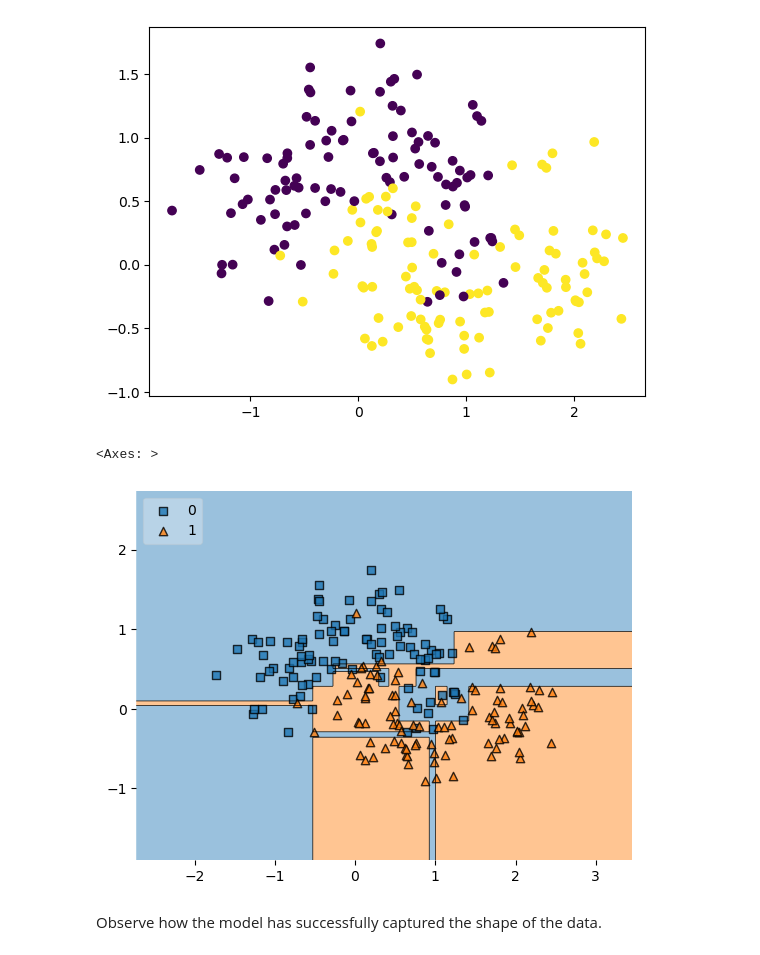
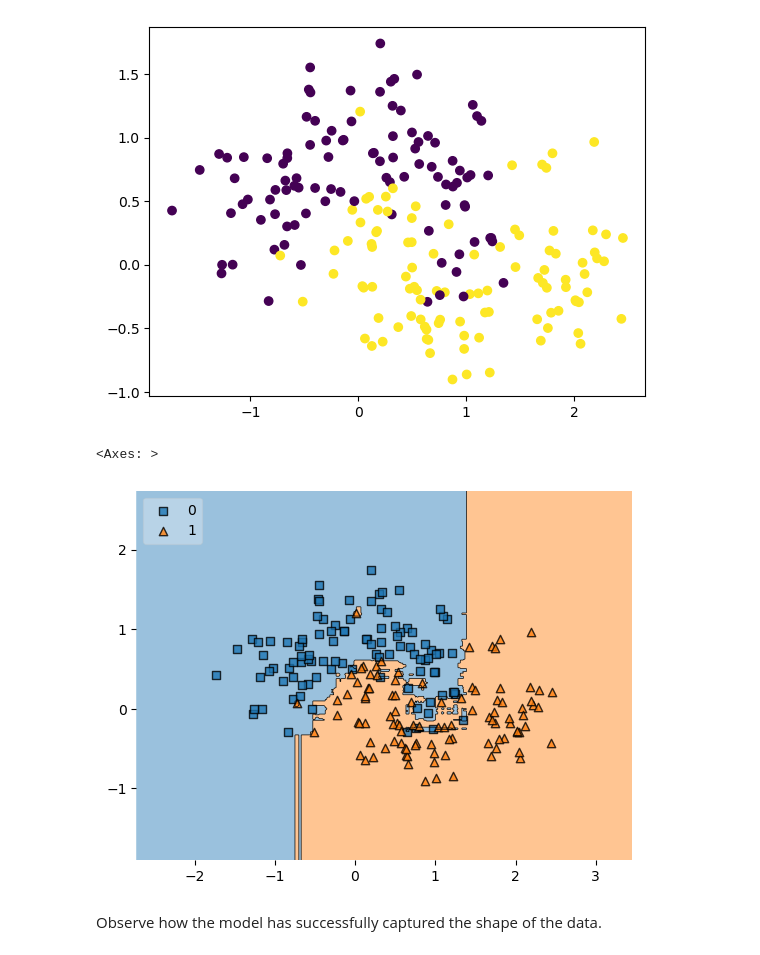
Before and after one commit to caichinger/AIMNC24, a Jupyter notebook: concepts/introduction.ipynb, the cells around one changed output. Cells and saved outputs as stored; diff of their text form; code cells hidden in the pictures.

```diff
--- a/concepts/introduction.ipynb
+++ b/concepts/introduction.ipynb
@@ -207,21 +207,21 @@ visualize_data(X, y)
 # %%
 # SCIKIT-LEARN: start
 
 # 1. chose a model
 from sklearn.ensemble import RandomForestClassifier
 # 2. set model parameters (perform parameter search e.g. using GridSearchCV)
-model = RandomForestClassifier(n_estimators=1, random_state=42)
+model = RandomForestClassifier(n_estimators=100, random_state=42)
 # 3. fit model
 model.fit(X, y)
 # 4. predict
 model.predict(X)
 # 5. inspect
 plot_decision_regions(X, y, clf=model, legend=2)
 
 # SCIKIT-LEARN: end
 # %% [output]
 <Axes: >
-[figure, old version]
+[figure, new version]
 # %% [markdown]
 Observe how the model has successfully captured the shape of the data.
 # %% [markdown]
```
Also changed, not shown: 5 other files.
